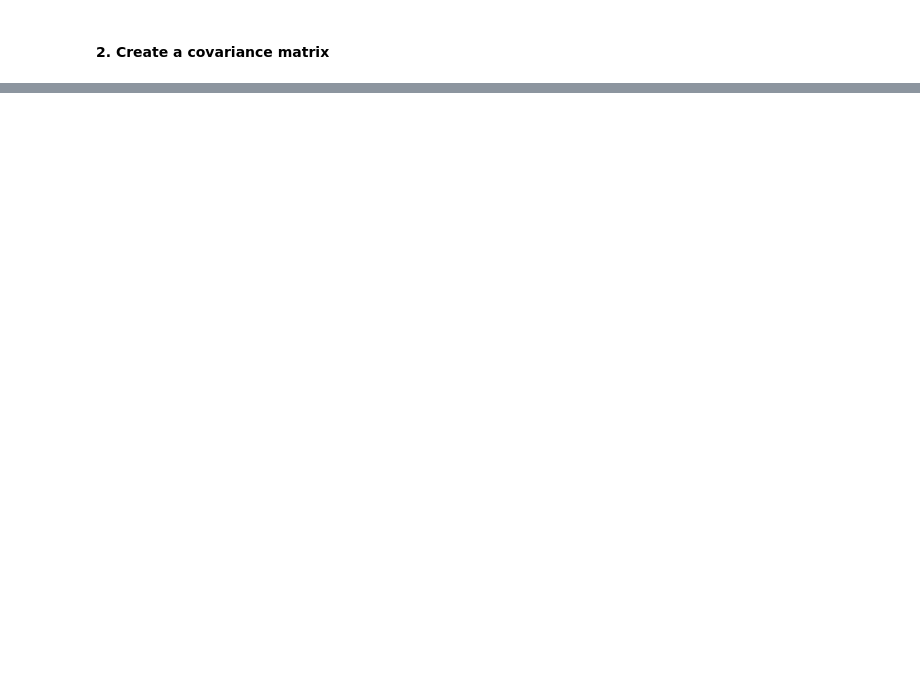
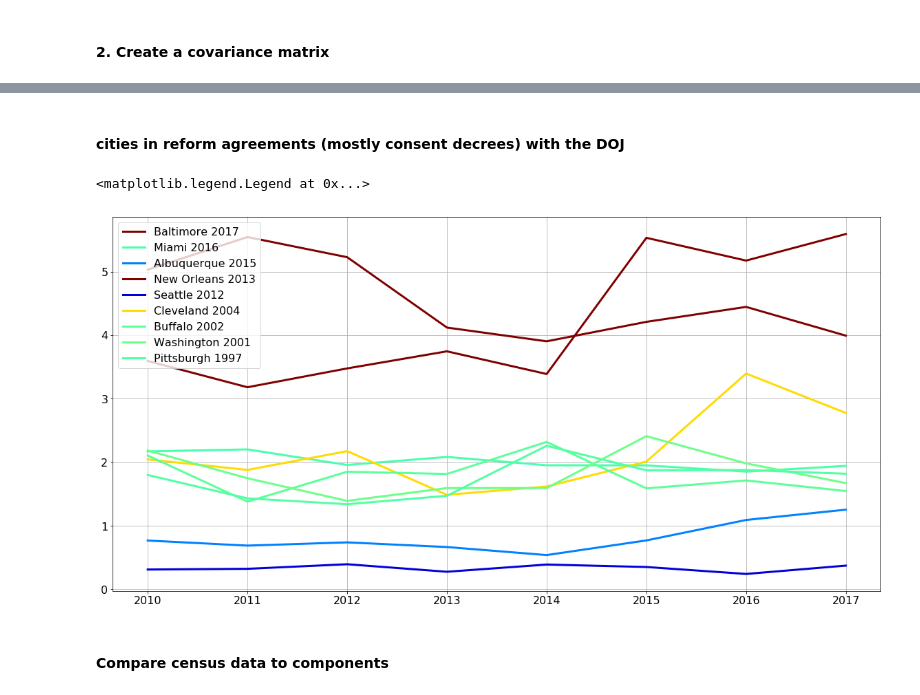
Before and after one commit to pkaercher/TheDataIncubatorProject, a Jupyter notebook: PCA.ipynb, the cells around one changed output, grey strips where cells are left out. Saved outputs shown, nothing was run; the diff lists cells and outputs as text; code cells hidden in the pictures; blank space fills up the shorter version.

```diff
--- a/PCA.ipynb
+++ b/PCA.ipynb
@@ -215,0 +280,7 @@ numpy.ndarray
+# %%
+yearXcity_df = pd.DataFrame(data=X,index=sorted(list(years)),columns=cities)
+
+for n in arange(n_components): # arange(len(result))
+    exec("yearXcity_df['component_{0}'] = result[:,n]".format(str(n+1)))
+
+yearXcity_df
@@ -215,0 +298,4 @@ numpy.ndarray
+# %%
+X = yearXcity_df.values # converts dataframe above into numpy array
+X_std = StandardScaler().fit_transform(X)
+X_std.shape
@@ -215,0 +349,8 @@ numpy.ndarray
+# %%
+corr_coef = numpy.corrcoef(X_std.T)
+corr_mat = pd.DataFrame(data=corr_coef,index=list(yearXcity_df), columns=list(yearXcity_df))
+
+
+# only keep city pairs that have a correlation coefficient of 0.65
+corr_mat_filt = corr_mat[corr_mat>=0.65]
+corr_mat_filt
@@ -215,0 +459,3 @@ numpy.ndarray
+# %%
+pd_reforms_all = pd.read_csv(r'C:\Users\1017298\Desktop\Geophysics\Jobs\DataIncubator\Police_reforms_by_city.csv')
+pd_reforms_all
@@ -215,0 +480,21 @@ numpy.ndarray
+# %% [markdown]
+#### cities in reform agreements (mostly consent decrees) with the DOJ
+# %%
+pd_reforms = pd_reforms_all[pd_reforms_all['City'].isin(cities)]
+
+plt.figure(figsize=(20,10))
+
+matplotlib.rcParams.update({'font.size': 16})
+
+for city,year in zip(pd_reforms['City'],pd_reforms['Year Entered']):
+    plt.plot(list(yearXcity_df[city].index),
+         list(yearXcity_df[city]),
+         label='{0} {1}'.format(city,year),c=all_colors[city],lw=3)
+
+plt.grid()
+plt.legend()
+# %% [output]
+<matplotlib.legend.Legend at 0x...>
+[figure, added]
+# %% [markdown]
+#### Compare census data to components
```
Also changed, not shown: parts of 61 cells of this notebook.
